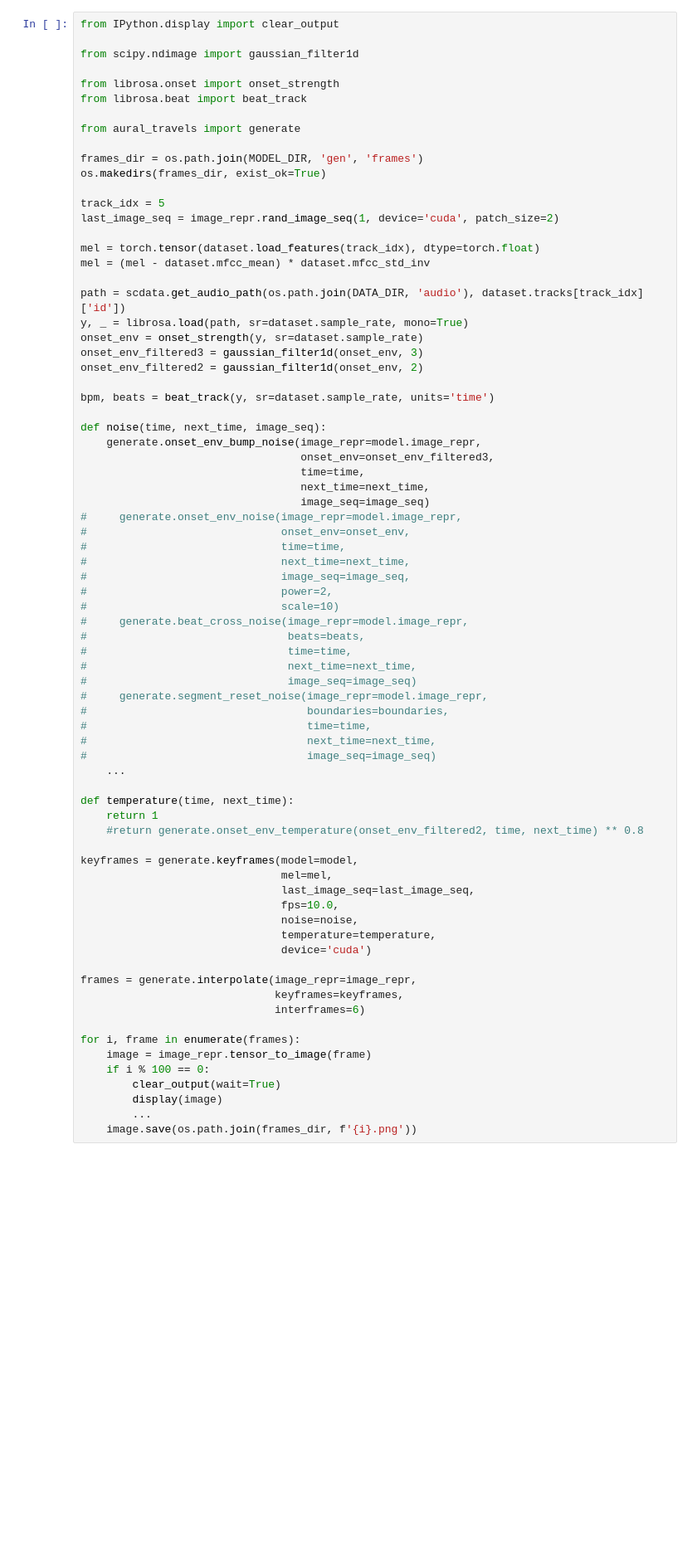
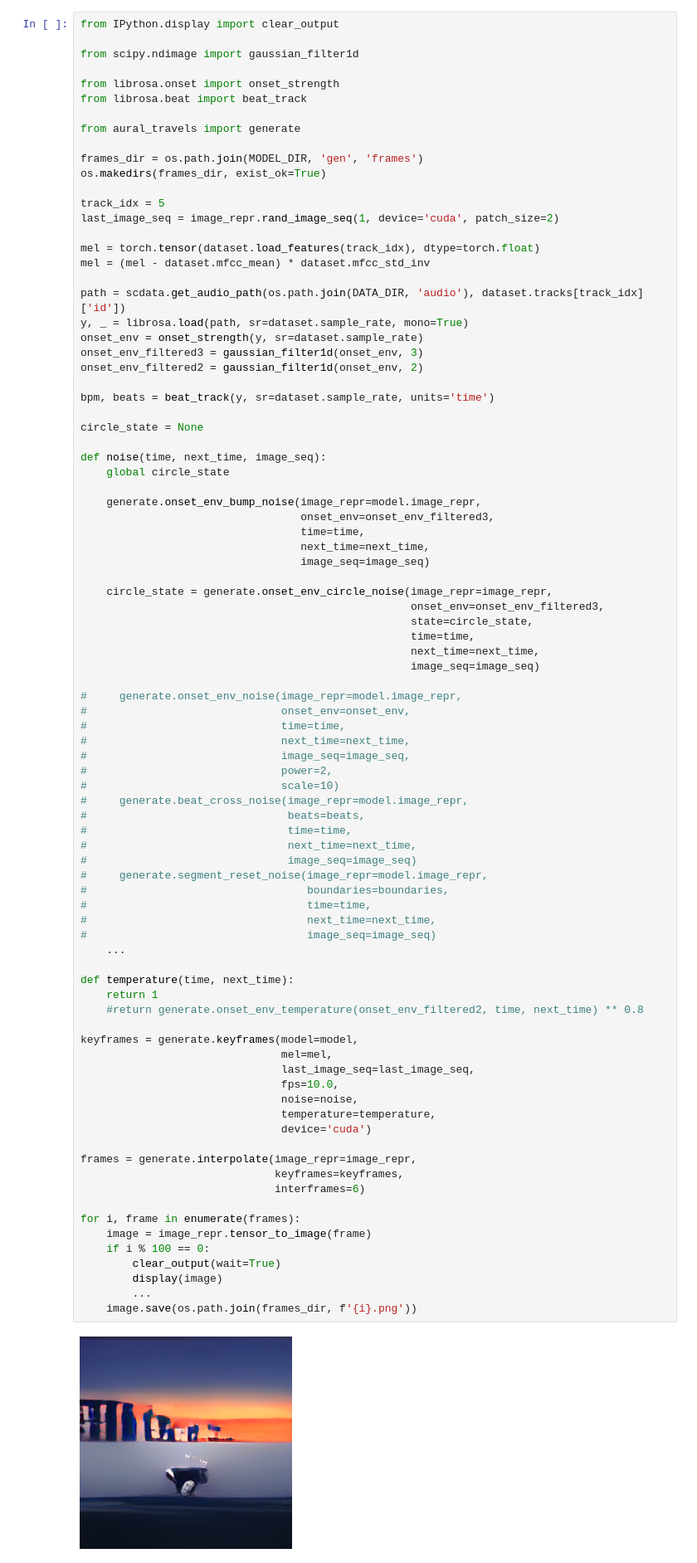
Before and after one commit to leod/aural-travels, a Jupyter notebook: notebooks/generate_nat.ipynb, the cells around one changed output. Shown at 83% size. Saved outputs shown, nothing was run; the diff lists cells and outputs as text; blank space fills up the shorter version.

Commit message:
Circle noise

```diff
--- a/notebooks/generate_nat.ipynb
+++ b/notebooks/generate_nat.ipynb
@@ -159,12 +235,24 @@ onset_env_filtered2 = gaussian_filter1d(onset_env, 2)
 
 bpm, beats = beat_track(y, sr=dataset.sample_rate, units='time')
 
+circle_state = None
+
 def noise(time, next_time, image_seq):
+    global circle_state
+
     generate.onset_env_bump_noise(image_repr=model.image_repr,
                                   onset_env=onset_env_filtered3,
                                   time=time,
                                   next_time=next_time,
                                   image_seq=image_seq)
+
+    circle_state = generate.onset_env_circle_noise(image_repr=image_repr,
+                                                   onset_env=onset_env_filtered3,
+                                                   state=circle_state,
+                                                   time=time,
+                                                   next_time=next_time,
+                                                   image_seq=image_seq)
+
 #     generate.onset_env_noise(image_repr=model.image_repr,
 #                              onset_env=onset_env,
 #                              time=time,
@@ -180,30 +268,32 @@ def noise(time, next_time, image_seq):
 #     generate.segment_reset_noise(image_repr=model.image_repr,
 #                                  boundaries=boundaries,
 #                                  time=time,
 #                                  next_time=next_time,
 #                                  image_seq=image_seq)
     ...
 
 def temperature(time, next_time):
     return 1
     #return generate.onset_env_temperature(onset_env_filtered2, time, next_time) ** 0.8
 
 keyframes = generate.keyframes(model=model,
                                mel=mel,
                                last_image_seq=last_image_seq,
                                fps=10.0,
                                noise=noise,
                                temperature=temperature,
                                device='cuda')
 
 frames = generate.interpolate(image_repr=image_repr,
                               keyframes=keyframes,
                               interframes=6)
 
 for i, frame in enumerate(frames):
     image = image_repr.tensor_to_image(frame)
     if i % 100 == 0:
         clear_output(wait=True)
         display(image)
         ...
     image.save(os.path.join(frames_dir, f'{i}.png'))
+# %% [output]
+[figure, added]
```
Also changed, not shown: parts of 14 cells of this notebook, 2 other files.
